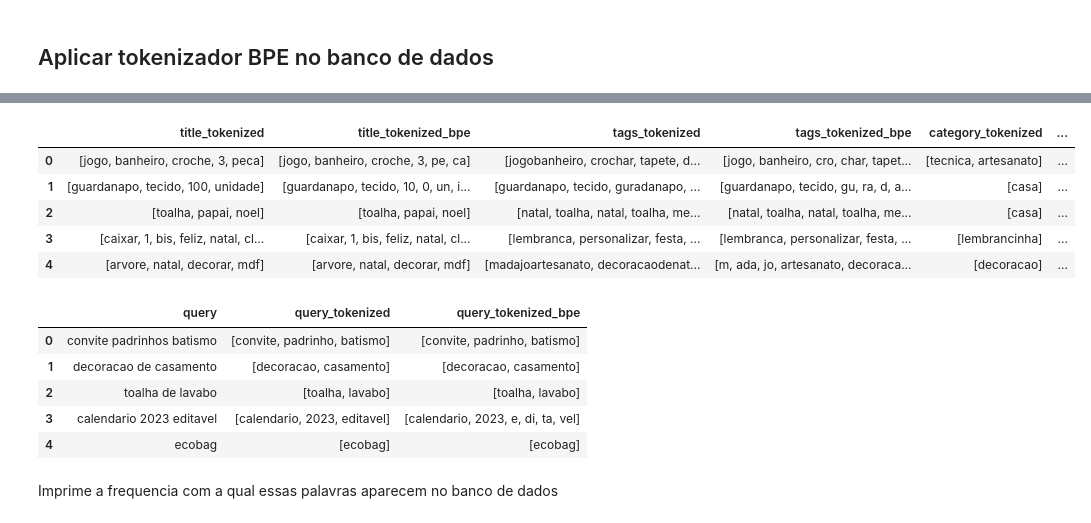
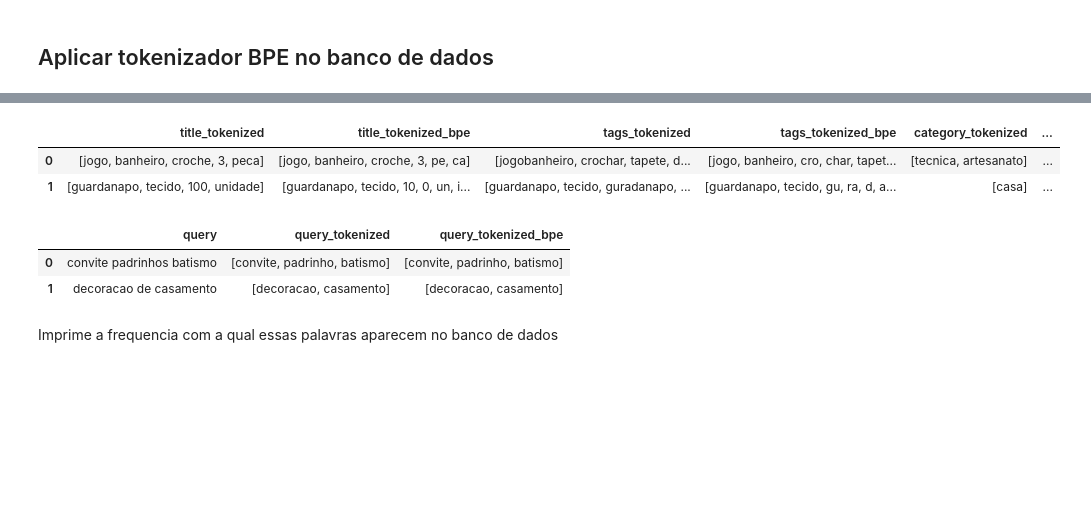
Before and after one commit to mgabrielacota/Information_Retrieval, a Jupyter notebook: Information_Retrieval-Copy1.ipynb, the cells around one changed output, grey strips where cells are left out. Cells and saved outputs as stored; diff of their text form; code cells hidden in the pictures; blank space fills up the shorter version.

```diff
--- a/Information_Retrieval-Copy1.ipynb
+++ b/Information_Retrieval-Copy1.ipynb
@@ -588,3 +582,6 @@ eu como e durmo na minha cama nas cores meus pais gostam de dormir nas 5 camas a
+# %%
+df_products.drop(['index','price','weight', 'express_delivery','price',
+       'minimum_quantity', 'express_delivery'], axis=1,inplace=True)
 # %%
 def word_tokenizer_lemma(sentence):
 
@@ -886,23 +868,17 @@ Wall time: 1 s
 Done!
 # %%
 df2_products[['title_tokenized', 'title_tokenized_bpe','tags_tokenized', 'tags_tokenized_bpe',\
-              'category_tokenized', 'category_tokenized_bpe']].head()
+              'category_tokenized', 'category_tokenized_bpe']].head(2)
 # %% [output]
 |  | title_tokenized | title_tokenized_bpe | tags_tokenized | tags_tokenized_bpe | category_tokenized | ... |
 | 0 | [jogo, banheiro, croche, 3, peca] | [jogo, banheiro, croche, 3, pe, ca] | [jogobanheiro, crochar, tapete, d... | [jogo, banheiro, cro, char, tapet... | [tecnica, artesanato] | ... |
 | 1 | [guardanapo, tecido, 100, unidade] | [guardanapo, tecido, 10, 0, un, i... | [guardanapo, tecido, guradanapo, ... | [guardanapo, tecido, gu, ra, d, a... | [casa] | ... |
-| 2 | [toalha, papai, noel] | [toalha, papai, noel] | [natal, toalha, natal, toalha, me... | [natal, toalha, natal, toalha, me... | [casa] | ... |
-| 3 | [caixar, 1, bis, feliz, natal, cl... | [caixar, 1, bis, feliz, natal, cl... | [lembranca, personalizar, festa, ... | [lembranca, personalizar, festa, ... | [lembrancinha] | ... |
-| 4 | [arvore, natal, decorar, mdf] | [arvore, natal, decorar, mdf] | [madajoartesanato, decoracaodenat... | [m, ada, jo, artesanato, decoraca... | [decoracao] | ... |
 # %%
-df2_pairs[['query','query_tokenized', 'query_tokenized_bpe']].head()
+df2_pairs[['query','query_tokenized', 'query_tokenized_bpe']].head(2)
 # %% [output]
 |  | query | query_tokenized | query_tokenized_bpe |
 | 0 | convite padrinhos batismo | [convite, padrinho, batismo] | [convite, padrinho, batismo] |
 | 1 | decoracao de casamento | [decoracao, casamento] | [decoracao, casamento] |
-| 2 | toalha de lavabo | [toalha, lavabo] | [toalha, lavabo] |
-| 3 | calendario 2023 editavel | [calendario, 2023, editavel] | [calendario, 2023, e, di, ta, vel] |
-| 4 | ecobag | [ecobag] | [ecobag] |
 # %% [markdown]
 Imprime a frequencia com a qual essas palavras aparecem no banco de dados
 # %% [markdown]
```
Also changed, not shown: parts of 70 cells of this notebook, 6 other files.
